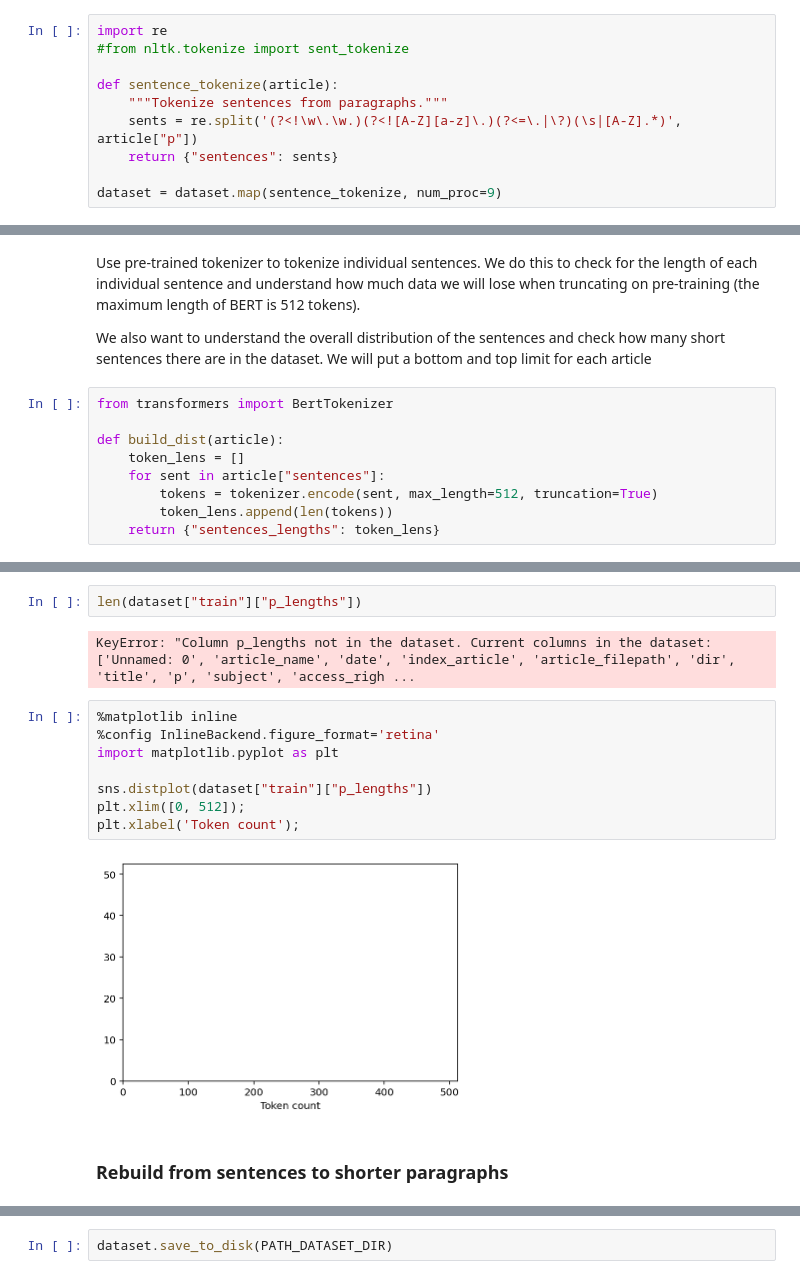
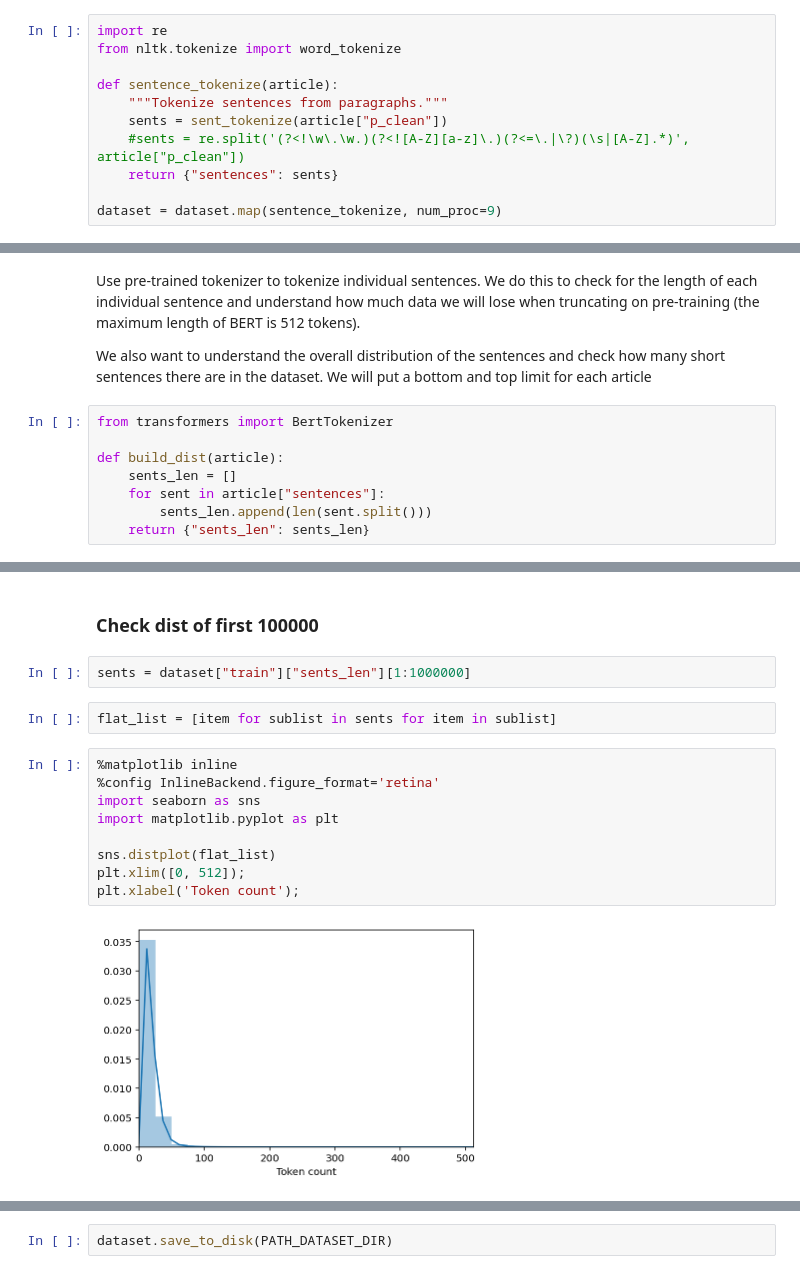
Before and after one commit to UtrechtUniversity/hist-aware, a Jupyter notebook: notebooks/models/bert-training-from-scratch/1_BERT_dataset_pre-processing.ipynb, the cells around one changed output, grey strips where cells are left out. Drawn from its saved outputs; the diff is of its cells as text.

```diff
--- a/notebooks/models/bert-training-from-scratch/1_BERT_dataset_pre-processing.ipynb
+++ b/notebooks/models/bert-training-from-scratch/1_BERT_dataset_pre-processing.ipynb
@@ -105,11 +111,12 @@ dataset["train"]["p"][1]
 ### Divide each paragraph into sentences
 # %%
 import re
-#from nltk.tokenize import sent_tokenize
+from nltk.tokenize import word_tokenize
 
 def sentence_tokenize(article):
     """Tokenize sentences from paragraphs."""
-    sents = re.split('(?<!\w\.\w.)(?<![A-Z][a-z]\.)(?<=\.|\?)(\s|[A-Z].*)', article["p"])
+    sents = sent_tokenize(article["p_clean"])
+    #sents = re.split('(?<!\w\.\w.)(?<![A-Z][a-z]\.)(?<=\.|\?)(\s|[A-Z].*)', article["p_clean"])
     return {"sentences": sents}
 
 dataset = dataset.map(sentence_tokenize, num_proc=9)
@@ -129,10 +132,9 @@ We also want to understand the overall distribution of the sentences and check h
 from transformers import BertTokenizer
 
 def build_dist(article):
-    token_lens = []
+    sents_len = []
     for sent in article["sentences"]:
-        tokens = tokenizer.encode(sent, max_length=512, truncation=True)
-        token_lens.append(len(tokens))
-    return {"sentences_lengths": token_lens}
+        sents_len.append(len(sent.split()))
+    return {"sents_len": sents_len}
 # %%
 dataset = dataset.map(build_dist, num_proc=8)
@@ -141,16 +141,17 @@ Truncation was not explicitly activated but `max_length` is provided a specific
-# %%
-len(dataset["train"]["p_lengths"])
-# %% [output]
-KeyError: "Column p_lengths not in the dataset. Current columns in the dataset: ['Unnamed: 0', 'article_name', 'date', 'index_article', 'article_filepath', 'dir', 'title', 'p', 'subject', 'access_righ ...
+# %% [markdown]
+### Check dist of first 100000
+# %%
+sents = dataset["train"]["sents_len"][1:1000000]
+# %%
+flat_list = [item for sublist in sents for item in sublist]
 # %%
 %matplotlib inline
 %config InlineBackend.figure_format='retina'
+import seaborn as sns
 import matplotlib.pyplot as plt
 
-sns.distplot(dataset["train"]["p_lengths"])
+sns.distplot(flat_list)
 plt.xlim([0, 512]);
 plt.xlabel('Token count');
 # %% [output]
-[figure, old version]
+[figure, new version]
-# %% [markdown]
-### Rebuild from sentences to shorter paragraphs
```
Also changed, not shown: parts of 22 cells of this notebook, 4 other files.
